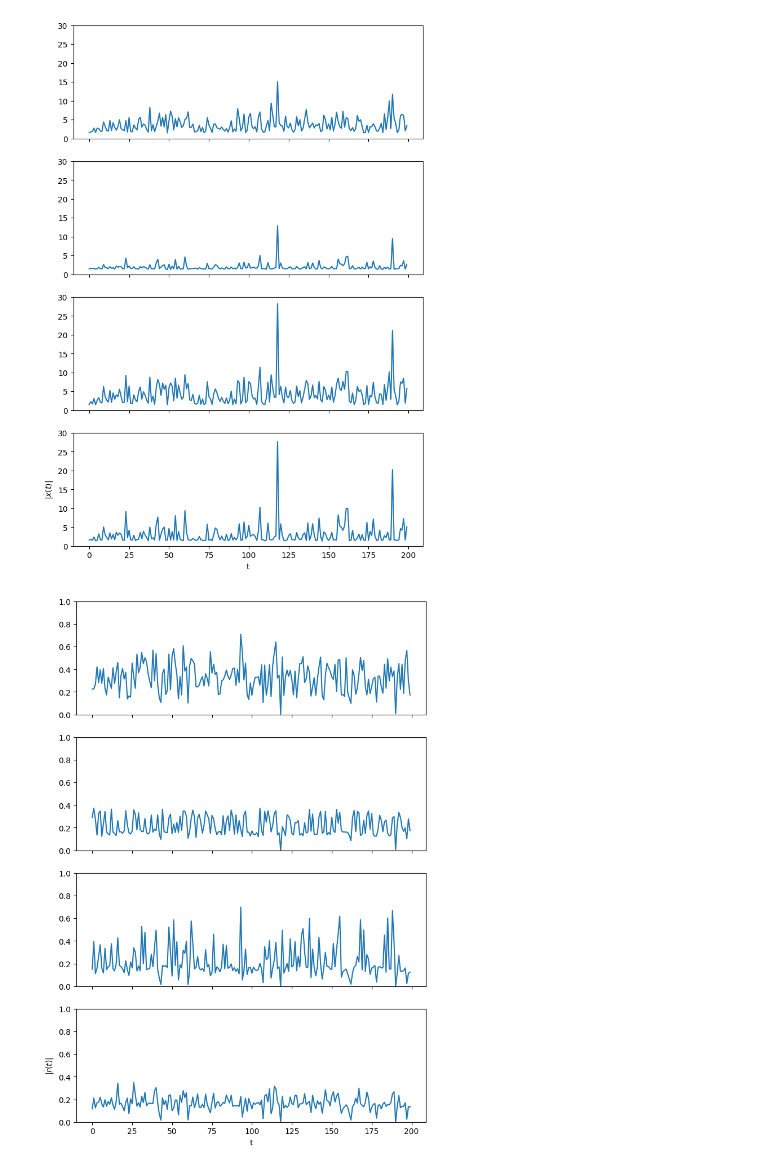
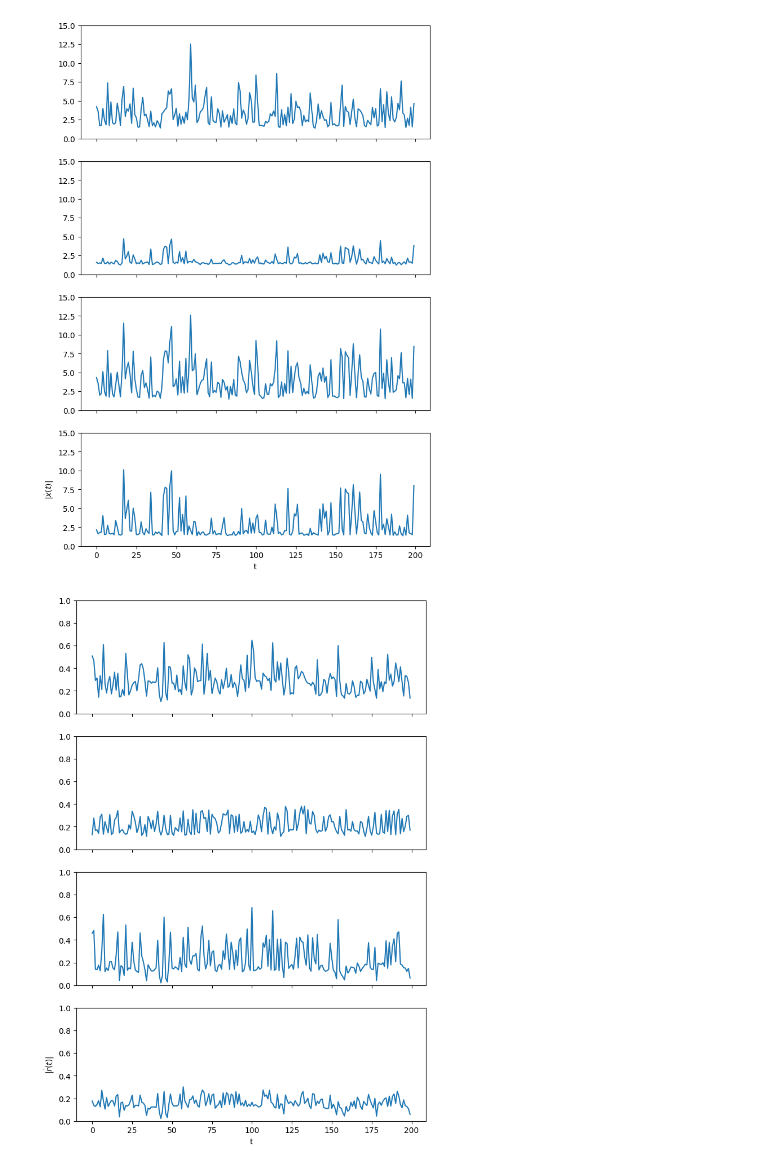
Before and after one commit to stefanpate/neuromod25, a Jupyter notebook: notebooks/examine_fps.ipynb, the cells around one changed output. Saved outputs shown, nothing was run; the diff lists cells and outputs as text; code cells hidden in the pictures.

Commit message:
Ran fpf for 5 trained models

```diff
--- a/notebooks/examine_fps.ipynb
+++ b/notebooks/examine_fps.ipynb
@@ -15,9 +15,9 @@ from hydra import initialize, compose
 # %%
 filepaths = OmegaConf.load("../config/filepaths/filepaths.yaml")
 # %%
-day = '2025-02-17'
-time = '16-19-12'
-job_nums = [i for i in range(6)]
+day = '2025-02-18'
+time = '18-47-36'
+job_nums = [i for i in range(5)]
 data = []
 fps = []
 for jn in job_nums:
@@ -26,9 +26,8 @@ for jn in job_nums:
         fps_i = FixedPoints()
         fps_i.restore(restore_path=Path(filepaths.models) / day / time / str(jn) / f"fixed_points_beh_nm_ctx_{i}.pickle")
         fps.append(fps_i)
-        print(fps_i.qstar.min())
         data.append([jn, i, fps_i.qstar.min(), fps_i.qstar.max(), fps_i.qstar.mean(), fps_i.qstar.std()])
 df = pd.DataFrame(data, columns=['job_num', 'task', 'min', 'max', 'mean', 'std'])
-df.to_csv(Path(filepaths.results) / f"{day}_{time}_q_values_fpf_analysis.csv", index=False, sep=',')
+df.to_csv(Path(filepaths.models) / day / time / f"q_values_fpf_analysis.csv", index=False, sep=',')
 df.head()
 # %% [output]
@@ -36,3 +39,0 @@ FileNotFoundError: [Errno 2] No such file or directory: '/home/stef/neuromod25/r
-# %%
-for elt in fps:
-    print(f"min q: {elt.qstar.min()}")
@@ -49,7 +45,7 @@ wholepop_dataset = BehavioralTasks(cfg.task)
 dataloader = torch.utils.data.DataLoader(wholepop_dataset, batch_size=1, shuffle=False)
 
 model = RNN()
-save_path = Path(cfg.filepaths.models) / cfg.day / cfg.time / 'model_weights.pth'
+save_path = Path(cfg.filepaths.models) / cfg.day / cfg.time / '0' /  'model_weights.pth'
 
 model.load_state_dict(torch.load(save_path, weights_only=True))
 model.eval()
@@ -86,22 +82,22 @@ drs, mag_drs = get_mag_dx(rs)
 # %%
 fig, ax = plt.subplots(nrows=4, figsize=(8, 12), sharex=True, sharey=True)
 for i, elt in enumerate(mag_dxs):
     ax[i].plot(elt)
-ax[-1].set_ylim(0, 30)
+ax[-1].set_ylim(0, 15)
 ax[-1].set_xlabel("t")
 ax[-1].set_ylabel(r'|$\dot{x}(t)$|')
 plt.show()
 
 fig, ax = plt.subplots(nrows=4, figsize=(8, 12), sharex=True, sharey=True)
 for i, elt in enumerate(mag_drs):
     ax[i].plot(elt)
 ax[-1].set_ylim(0, 1)
 ax[-1].set_xlabel("t")
 ax[-1].set_ylabel(r'|$\dot{r}(t)$|')
 plt.show()
 # %% [output]
-[figure, old version]
+[figure, new version]
-[figure, old version]
+[figure, new version]
 # %%
 fig, ax = plt.subplots(nrows=4, figsize=(8, 12), sharex=True, sharey=True)
 for i, elt in enumerate(dxs):
```
Also changed, not shown: parts of 4 cells of this notebook, 29 other files.
